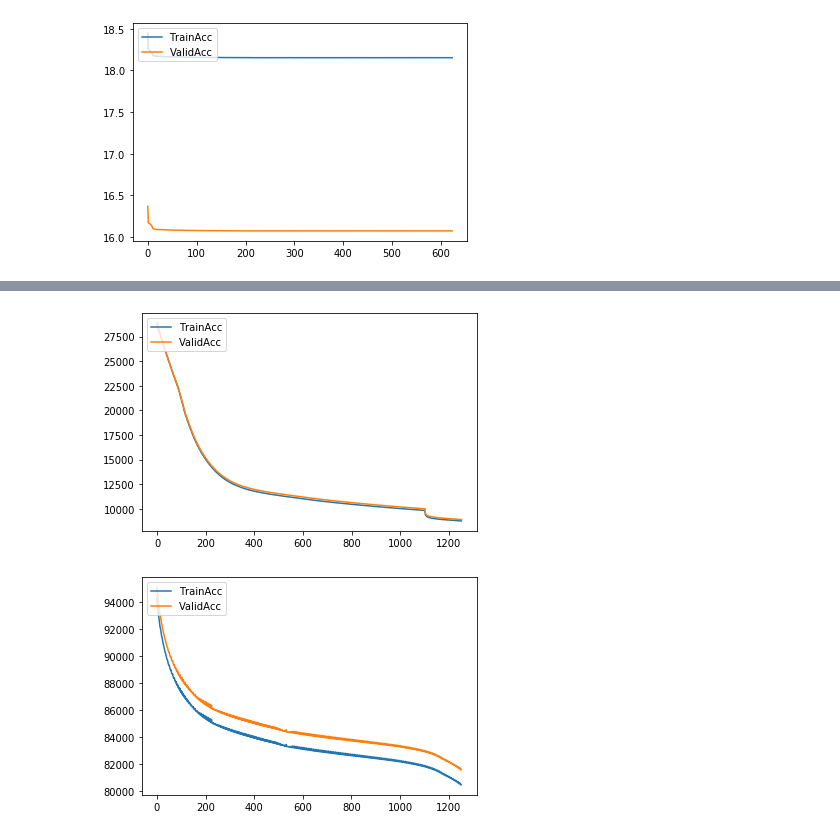
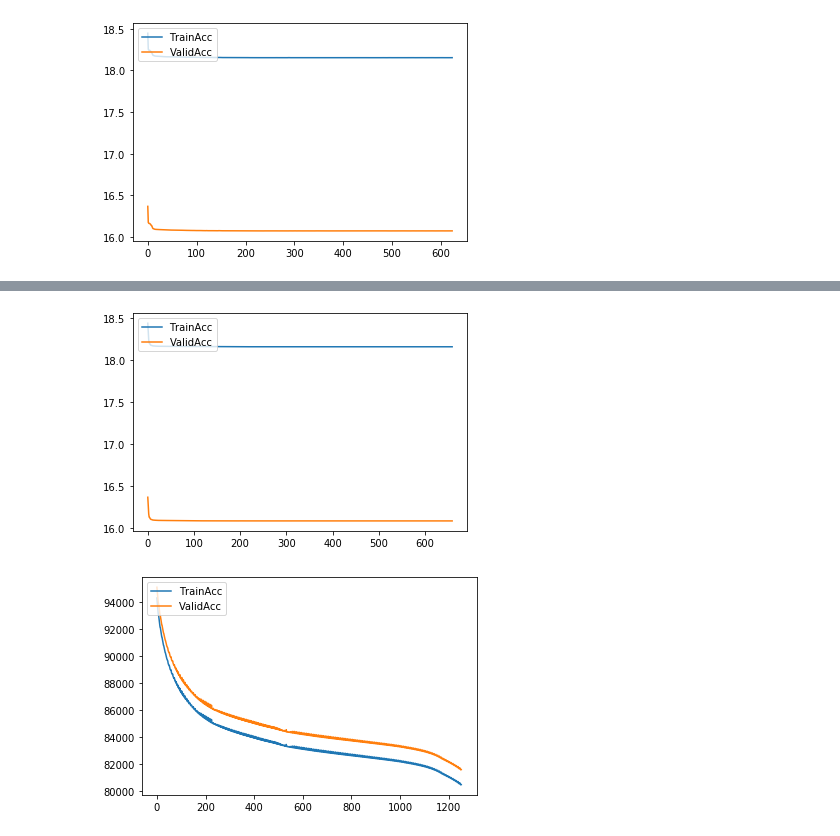
Before and after one commit to Saadmaghani/urfp-hab-plankton, a Jupyter notebook: plot Train Validation .ipynb, the cells around one changed output, grey strips where cells are left out. Drawn from its saved outputs; the diff is of its cells as text; code cells hidden in the pictures.

```diff
--- a/plot Train Validation .ipynb
+++ b/plot Train Validation .ipynb
@@ -35,11 +35,11 @@ Metrics.plot_series(ae_31_101)
 # %%
-ae_30_101 = load_json_from_file("stats/stats-Simple_AE_3.0-10.1.json")
+ae_30_101 = load_json_from_file("stats/stats-CNN_VAE_3.0-12.6.json")
 del ae_30_101['Time']
 del ae_30_101['Epochs']
 del ae_30_101['TestAcc']
 Metrics.plot_series(ae_30_101)
 # %% [output]
-[figure, old version]
+[figure, new version]
 # %%
 ae_21_101 = load_json_from_file("stats/stats-Simple_AE_2.1-10.1.json")
 del ae_21_101['Time']
```
Also changed, not shown: parts of 2 cells of this notebook, 3 other files.
